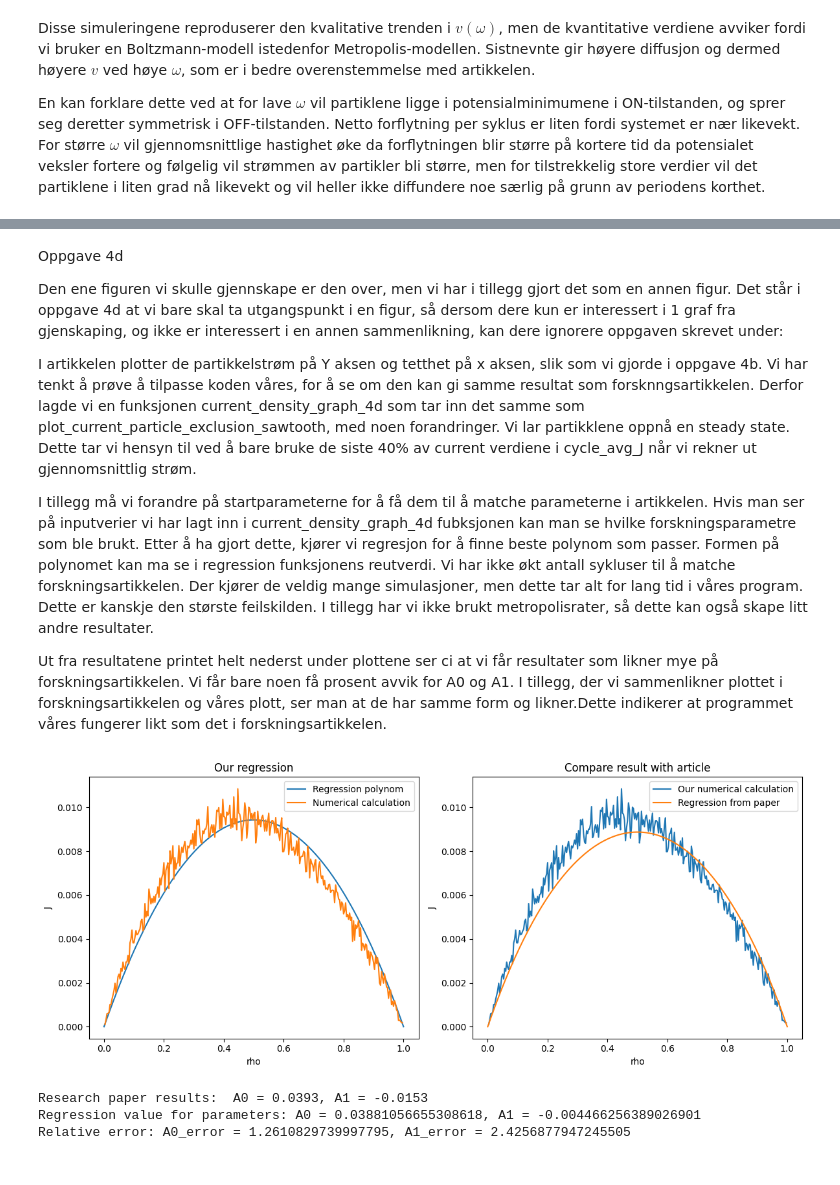
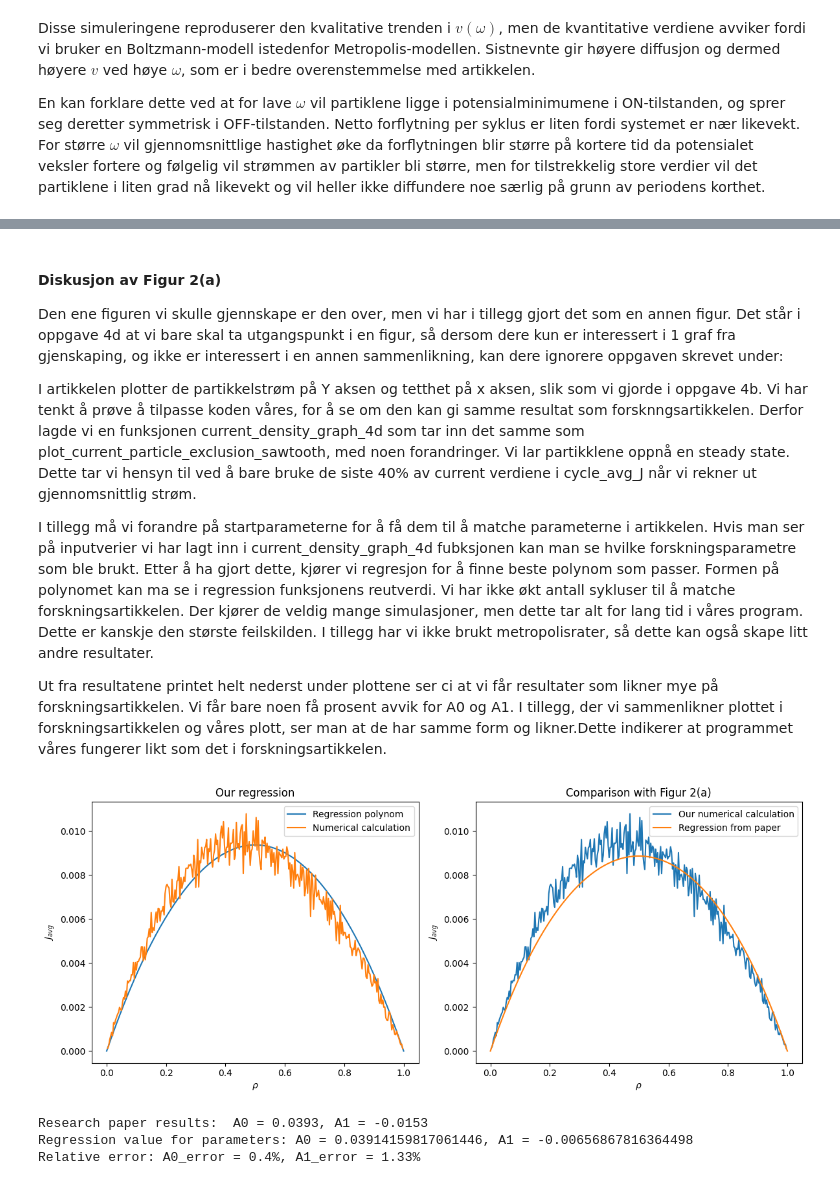
Before and after one commit to KristofferEide06/TMA4320_Project2, a Jupyter notebook: project2.ipynb, the cells around one changed output, grey strips where cells are left out. Cells and saved outputs as stored; diff of their text form; code cells hidden in the pictures.

```diff
--- a/project2.ipynb
+++ b/project2.ipynb
@@ -1862,5 +1866,5 @@ I tillegg får vi kvalitativt likt resultat for når vi endrer lengde-parametere
 # %% [markdown]
-Oppgave 4d
+#### Diskusjon av Figur 2(a)
 
 Den ene figuren vi skulle gjennskape er den over, men vi har i tillegg gjort det som en annen figur. Det står i oppgave 4d at vi bare skal ta utgangspunkt i en figur, så dersom dere kun er interessert i 1 graf fra gjenskaping, og ikke er interessert i en annen sammenlikning, kan dere ignorere oppgaven skrevet under:
 
@@ -1913,7 +1917,7 @@ def current_density_steady_state(Tp: int,
 def regression(p, A0, A1):
     return A0*p*(1-p) + A1*p**2*(1-p)**2
 
-#Verdier fra forskningsartikkel
+# Valies from paper
 omega = 0.05
 Ns = 50
 Nx = 6
@@ -1921,40 +1925,40 @@ Nx = 6
 rho_arr, cycle_avg_J_arr = current_density_steady_state(Tp = int(1/(2*omega)), width = 1, Ns = 50, Nx = 6, Nc = 300, N_min = 1, N_max = Ns*Nx - 1, alpha = 1/6, k = 2.5, beta = 2.0)
 (A0, A1), _ = curve_fit(regression, rho_arr, cycle_avg_J_arr)
 
 
 x = np.linspace(0, 1, 200)
 y = regression(x, A0, A1)
 x_forskning = np.linspace(0, 1, 200)
 y_forskning = regression(x_forskning,0.0393,-0.01530  )
 
 fig, ax = plt.subplots(1, 2, figsize=(12,5))
 
 
 ax[0].plot(x, y, label="Regression polynom")
 ax[0].plot(rho_arr, cycle_avg_J_arr, label="Numerical calculation")
 
 ax[0].set_title("Our regression")
-ax[0].set_xlabel("rho")
-ax[0].set_ylabel("J")
+ax[0].set_xlabel(r"$\rho$")
+ax[0].set_ylabel(r"$J_{avg}$")
 ax[0].legend()
 
 ax[1].plot(rho_arr, cycle_avg_J_arr, label="Our numerical calculation")
 ax[1].plot(x_forskning, y_forskning, label="Regression from paper")
 
-ax[1].set_title("Compare result with article")
-ax[1].set_xlabel("rho")
-ax[1].set_ylabel("J")
+ax[1].set_title("Comparison with Figur 2(a)")
+ax[1].set_xlabel(r"$\rho$")
+ax[1].set_ylabel(r"$J_{avg}$")
 ax[1].legend()
 
 plt.tight_layout()
 plt.show()
 
 #Sammenlikning av data:
 print("Research paper results:  A0 = "  + str(0.0393) + ", A1 = " + str(-0.01530))
 print("Regression value for parameters: A0 = " + str(A0) + ", A1 = " + str(A1))
-print("Relative error: A0_error = " + str(abs(100*((A0-0.0393)/A0) ))+ ", A1_error = " + str(abs((A1-(-0.01530))/A1)))
+print("Relative error: A0_error = " + str(round(abs(100*((A0-0.0393)/A0)),2)) + "%" + ", A1_error = " + str(round(abs((A1-(-0.01530))/A1),2)) + "%")
 # %% [output]
-[figure, old version]
+[figure, new version]
 Research paper results:  A0 = 0.0393, A1 = -0.0153
-Regression value for parameters: A0 = 0.03881056655308618, A1 = -0.004466256389026901
-Relative error: A0_error = 1.2610829739997795, A1_error = 2.4256877947245505
+Regression value for parameters: A0 = 0.03914159817061446, A1 = -0.00656867816364498
+Relative error: A0_error = 0.4%, A1_error = 1.33%
```
Also changed, not shown: parts of 6 cells of this notebook, 1 other file.
